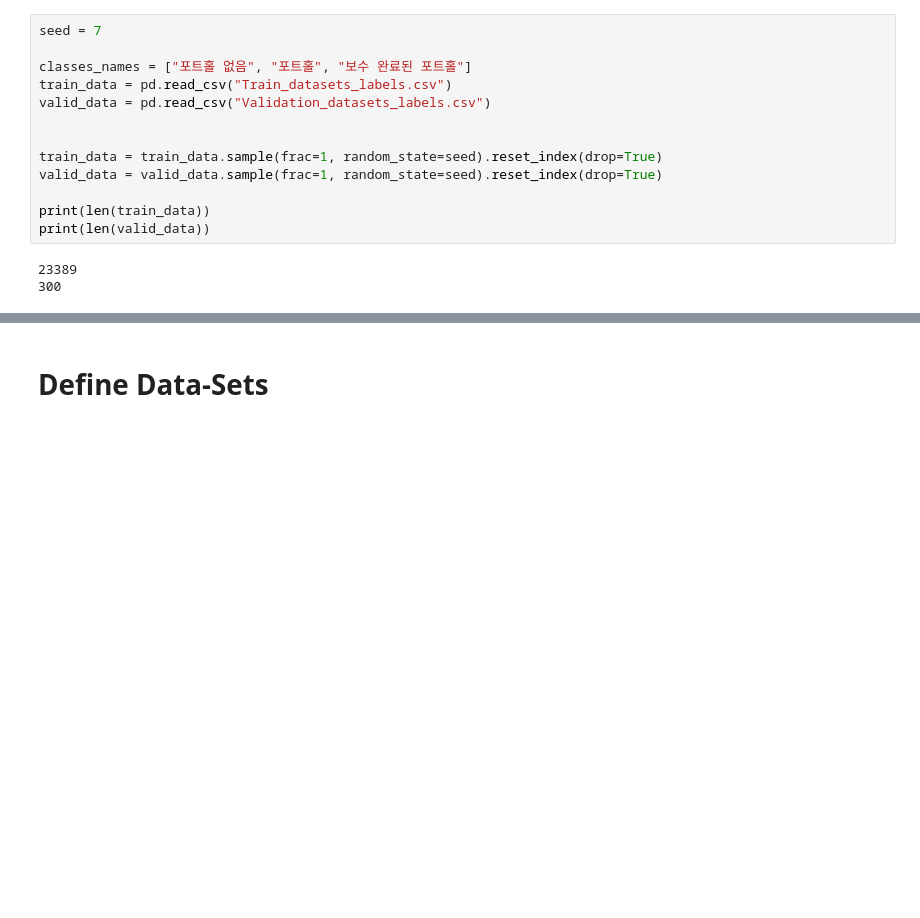
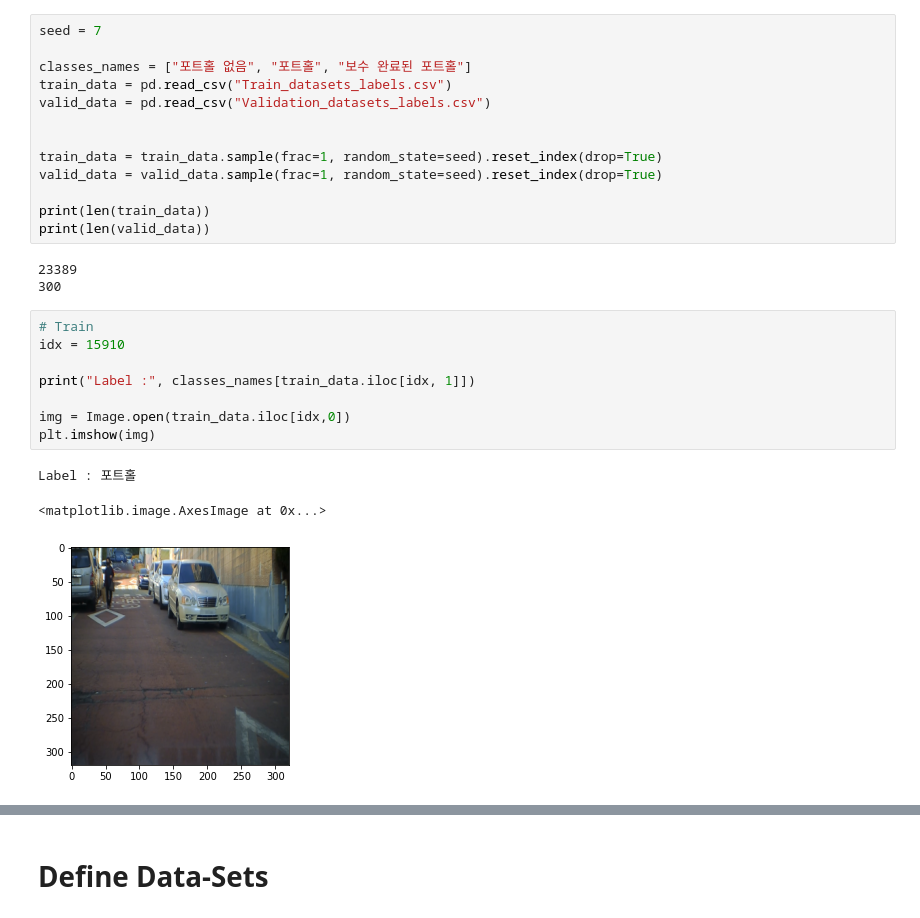
Before and after one commit to JoSangYeon/Machine_Learning_Project, a Jupyter notebook: PotHole Detection/Train.ipynb, the cells around one changed output, grey strips where cells are left out. Drawn from its saved outputs; the diff is of its cells as text; blank space fills up the shorter version.

```diff
--- a/PotHole Detection/Train.ipynb
+++ b/PotHole Detection/Train.ipynb
@@ -40,3 +41,15 @@ print(len(valid_data))
 # %% [output]
 23389
 300
+# %%
+# Train
+idx = 15910
+
+print("Label :", classes_names[train_data.iloc[idx, 1]])
+
+img = Image.open(train_data.iloc[idx,0])
+plt.imshow(img)
+# %% [output]
+Label : 포트홀
+<matplotlib.image.AxesImage at 0x...>
+[figure, added]
```
Also changed, not shown: parts of 9 cells of this notebook.
